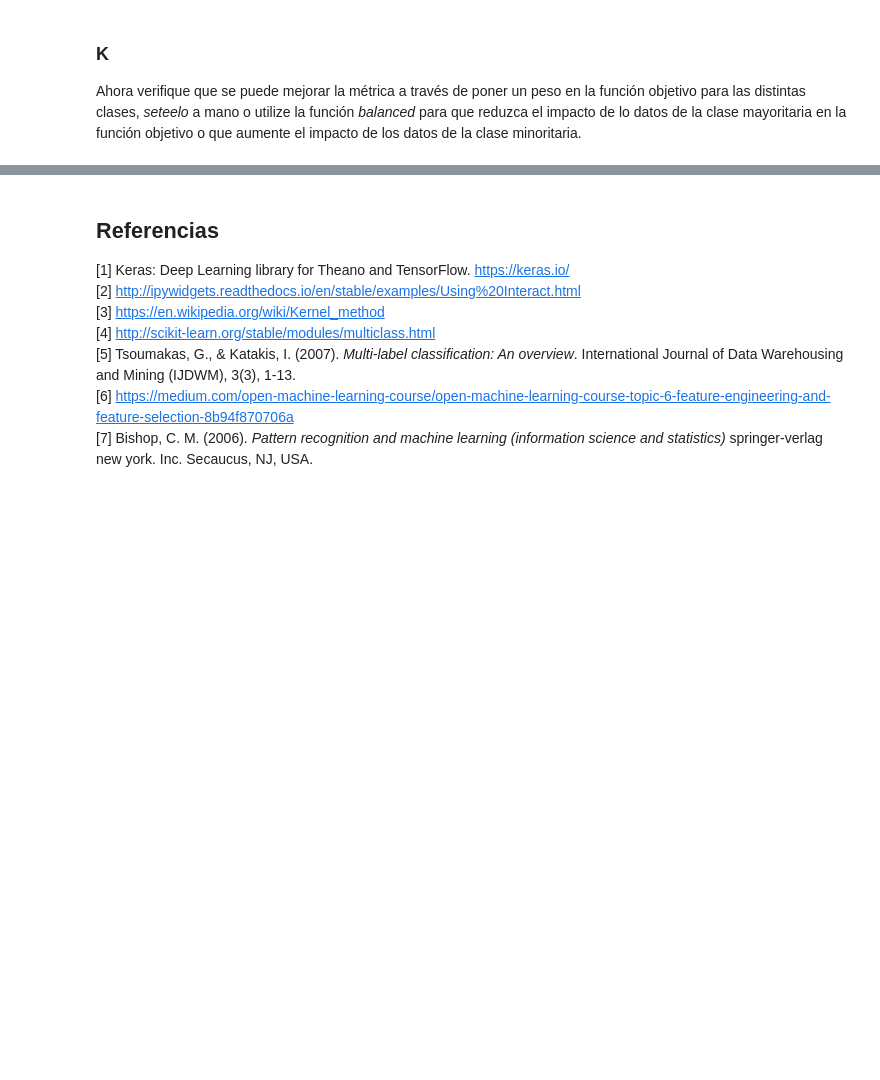
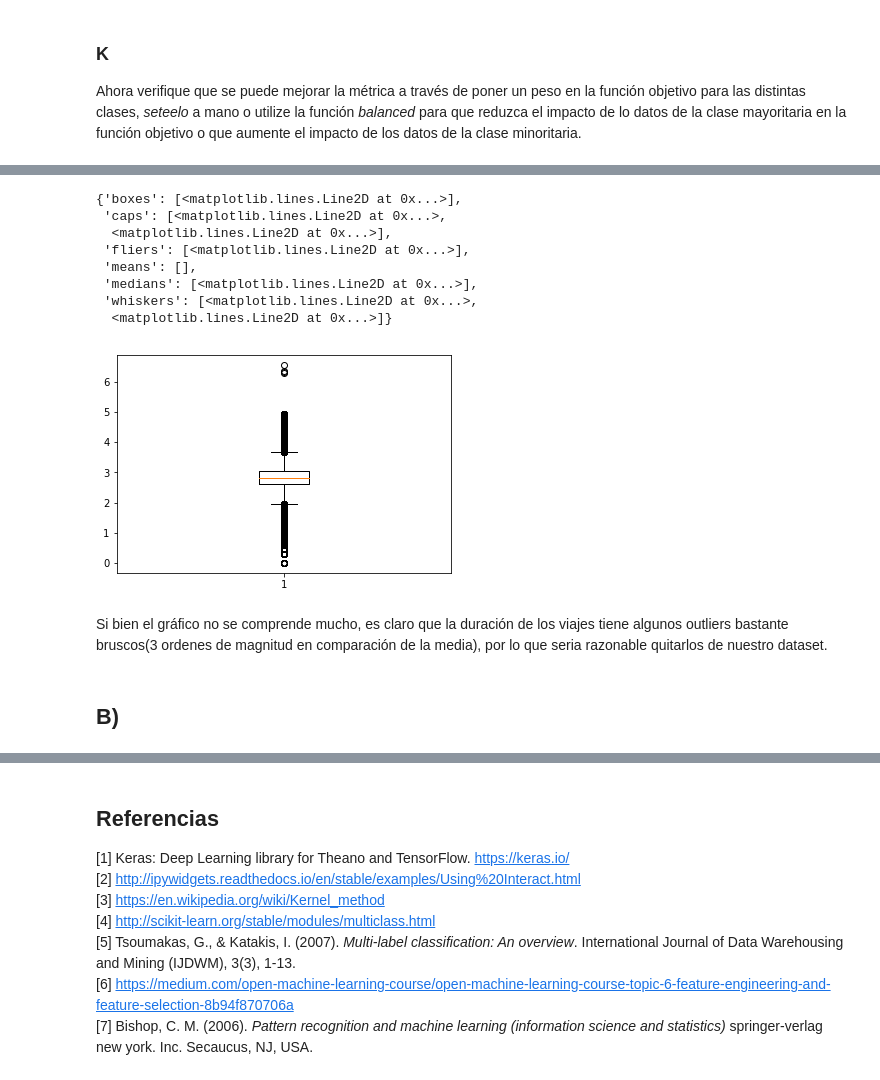
Before and after one commit to JaimeZamoranoUSM/MachineLearning, a Jupyter notebook: Tarea_2-Tapia-Zamorano.ipynb, the cells around one changed output, grey strips where cells are left out. Cells and saved outputs as stored; diff of their text form; code cells hidden in the pictures; blank space fills up the shorter version.

```diff
--- a/Tarea_2-Tapia-Zamorano.ipynb
+++ b/Tarea_2-Tapia-Zamorano.ipynb
@@ -279,0 +297,6 @@ Ahora verifique que se puede mejorar la métrica a través de poner un peso en l
+# %%
+import pandas as pd
+df = pd.read_csv("train.csv")
+df.info()
+df.head()
+#output = df['trip_duration'].values
@@ -279,0 +339,16 @@ Ahora verifique que se puede mejorar la métrica a través de poner un peso en l
+# %%
+plt.boxplot(np.log10(df["trip_duration"]))
+# %% [output]
+{'boxes': [<matplotlib.lines.Line2D at 0x...>],
+ 'caps': [<matplotlib.lines.Line2D at 0x...>,
+  <matplotlib.lines.Line2D at 0x...>],
+ 'fliers': [<matplotlib.lines.Line2D at 0x...>],
+ 'means': [],
+ 'medians': [<matplotlib.lines.Line2D at 0x...>],
+ 'whiskers': [<matplotlib.lines.Line2D at 0x...>,
+  <matplotlib.lines.Line2D at 0x...>]}
+[figure, added]
+# %% [markdown]
+Si bien el gráfico no se comprende mucho, es claro que la duración de los viajes tiene algunos outliers bastante bruscos(3 ordenes de magnitud en comparación de la media), por lo que seria razonable quitarlos de nuestro dataset.
+# %% [markdown]
+## B)
```
Also changed, not shown: parts of 23 cells of this notebook.
